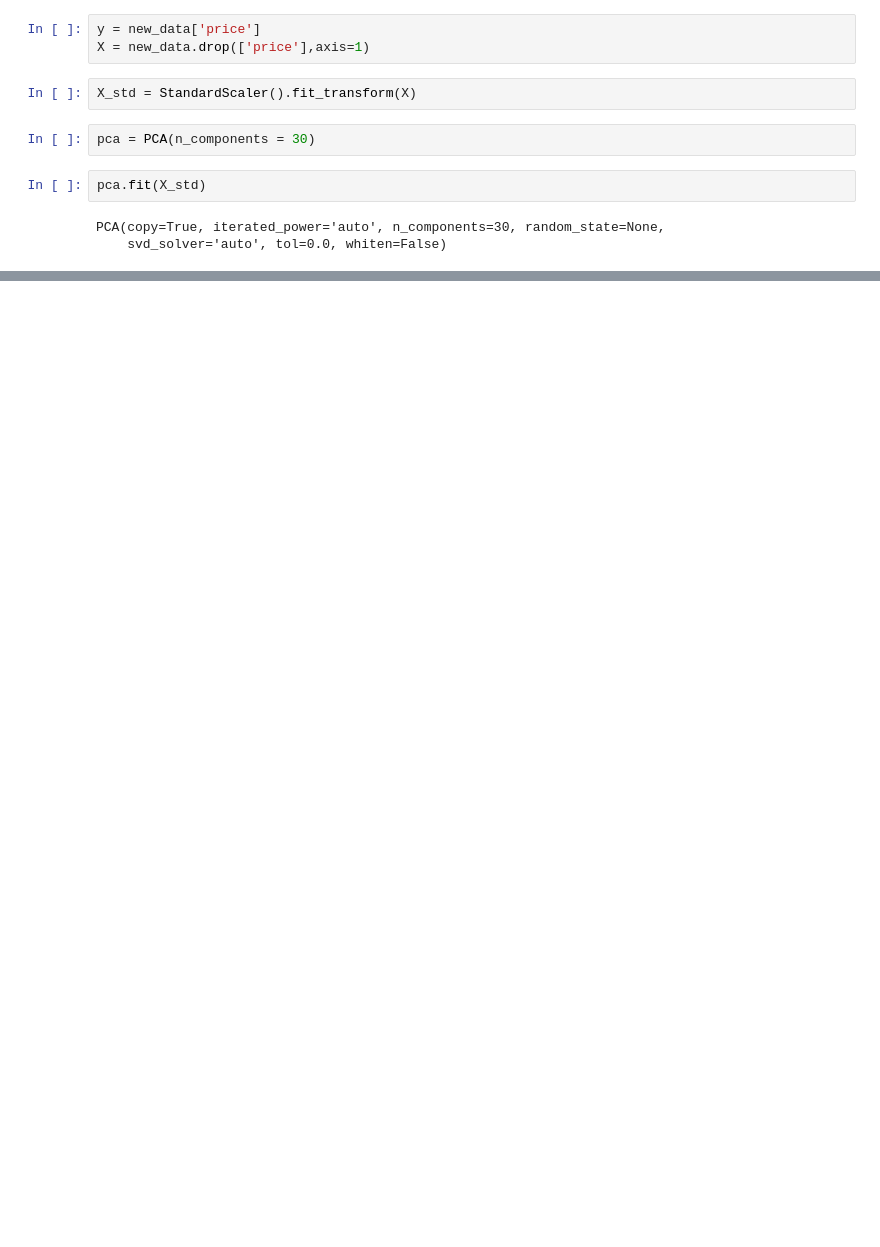
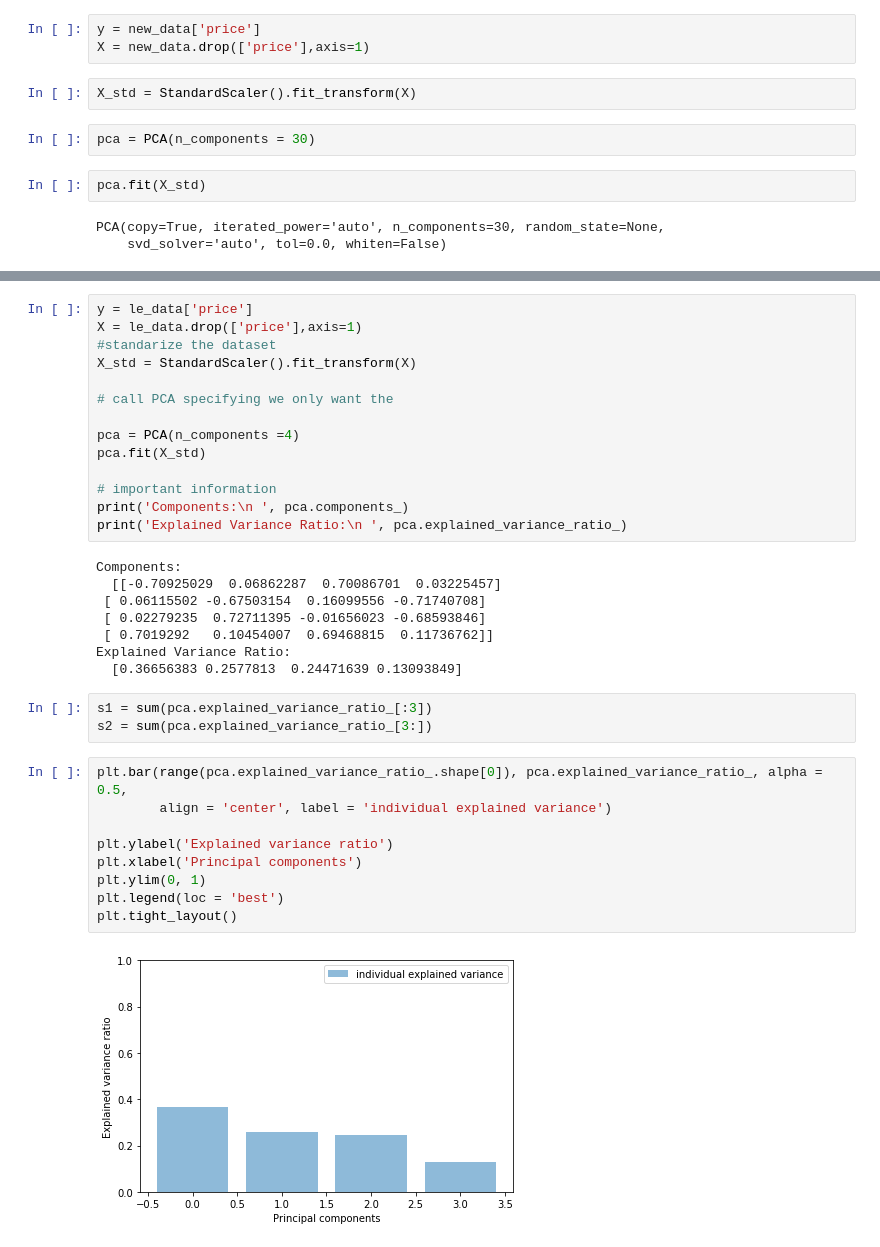
Before and after one commit to wma8/COMP516Project, a Jupyter notebook: run/cs516.ipynb, the cells around one changed output, grey strips where cells are left out. Drawn from its saved outputs; the diff is of its cells as text; blank space fills up the shorter version.

```diff
--- a/run/cs516.ipynb
+++ b/run/cs516.ipynb
@@ -181,0 +191,36 @@ plt.tight_layout()
+# %%
+y = le_data['price']
+X = le_data.drop(['price'],axis=1)
+#standarize the dataset
+X_std = StandardScaler().fit_transform(X)
+
+# call PCA specifying we only want the
+
+pca = PCA(n_components =4)
+pca.fit(X_std)
+
+# important information
+print('Components:\n ', pca.components_)
+print('Explained Variance Ratio:\n ', pca.explained_variance_ratio_)
+# %% [output]
+Components:
+  [[-0.70925029  0.06862287  0.70086701  0.03225457]
+ [ 0.06115502 -0.67503154  0.16099556 -0.71740708]
+ [ 0.02279235  0.72711395 -0.01656023 -0.68593846]
+ [ 0.7019292   0.10454007  0.69468815  0.11736762]]
+Explained Variance Ratio:
+  [0.36656383 0.2577813  0.24471639 0.13093849]
+# %%
+s1 = sum(pca.explained_variance_ratio_[:3])
+s2 = sum(pca.explained_variance_ratio_[3:])
+# %%
+plt.bar(range(pca.explained_variance_ratio_.shape[0]), pca.explained_variance_ratio_, alpha = 0.5,
+        align = 'center', label = 'individual explained variance')
+
+plt.ylabel('Explained variance ratio')
+plt.xlabel('Principal components')
+plt.ylim(0, 1)
+plt.legend(loc = 'best')
+plt.tight_layout()
+# %% [output]
+[figure, added]
```
Also changed, not shown: parts of 13 cells of this notebook, 1 other file.
